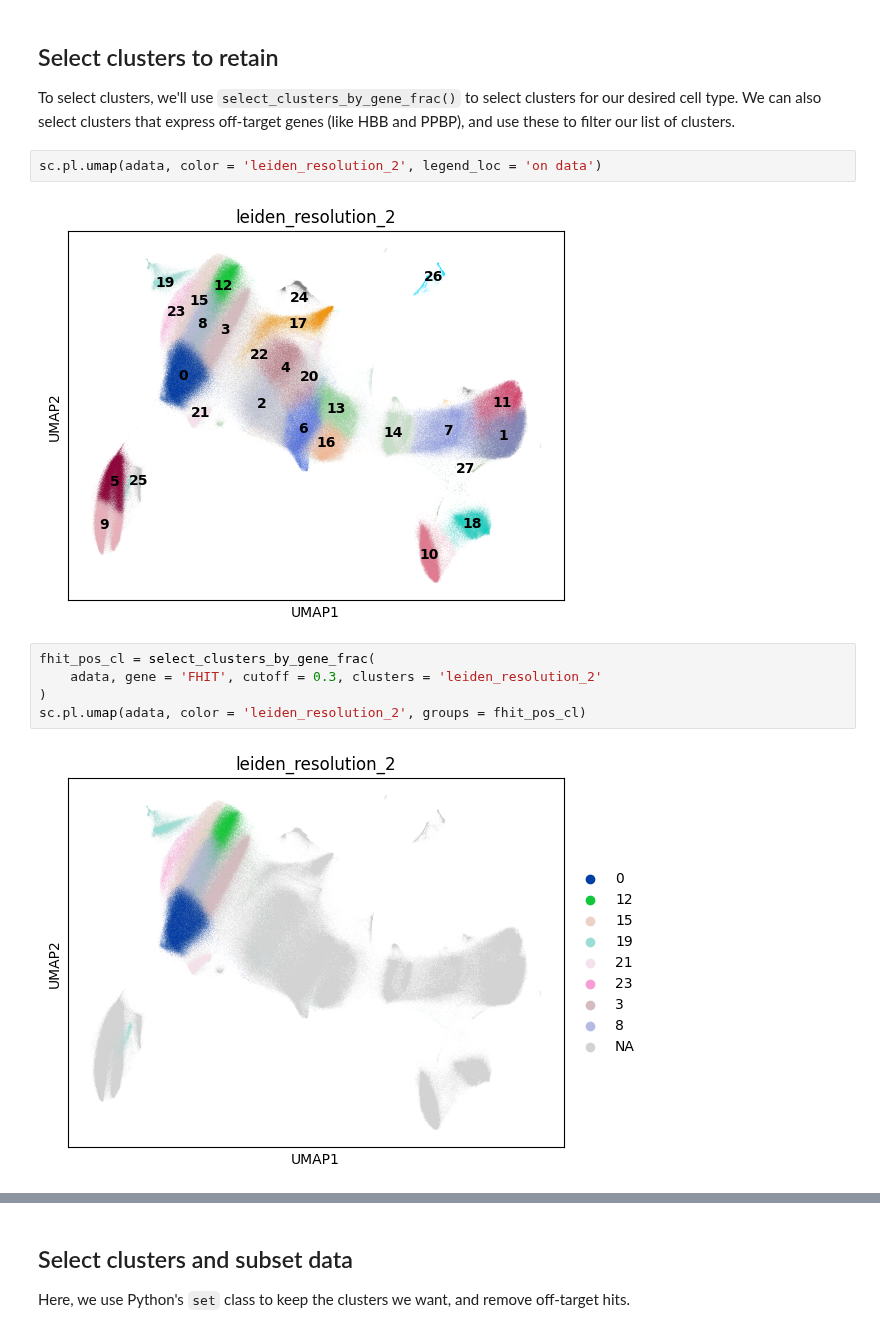
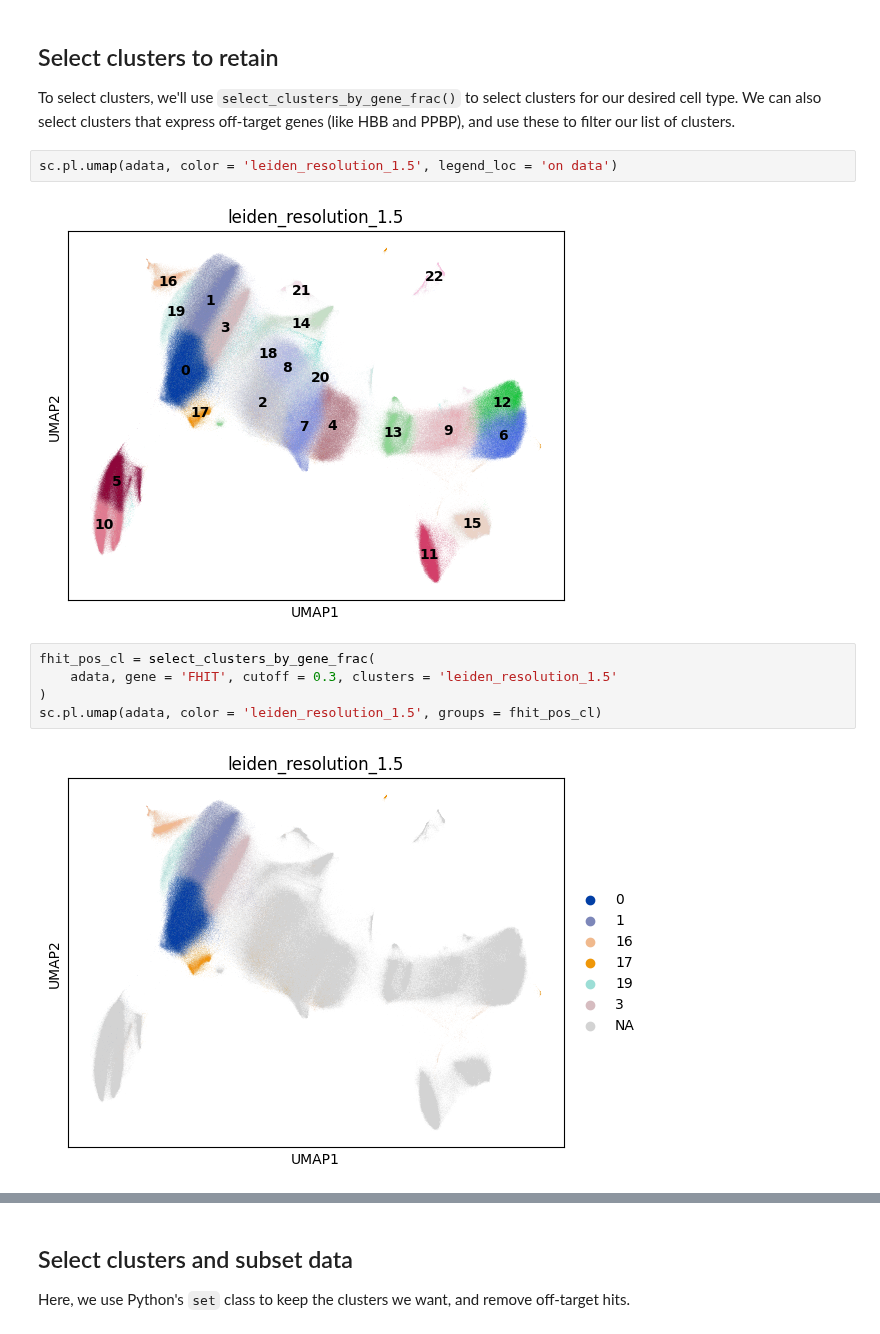
Before and after one commit to aifimmunology/aifi-healthy-pbmc-reference, a Jupyter notebook: 11a-Python_T_cells_naive.ipynb, the cells around one changed output, grey strips where cells are left out. Drawn from its saved outputs; the diff is of its cells as text.

```diff
--- a/11a-Python_T_cells_naive.ipynb
+++ b/11a-Python_T_cells_naive.ipynb
@@ -94,15 +91,15 @@ sc.pl.dotplot(
 
 To select clusters, we'll use `select_clusters_by_gene_frac()` to select clusters for our desired cell type. We can also select clusters that express off-target genes (like HBB and PPBP), and use these to filter our list of clusters.
 # %%
-sc.pl.umap(adata, color = 'leiden_resolution_2', legend_loc = 'on data')
+sc.pl.umap(adata, color = 'leiden_resolution_1.5', legend_loc = 'on data')
 # %% [output]
-[figure, old version]
+[figure, new version]
 # %%
 fhit_pos_cl = select_clusters_by_gene_frac(
-    adata, gene = 'FHIT', cutoff = 0.3, clusters = 'leiden_resolution_2'
+    adata, gene = 'FHIT', cutoff = 0.3, clusters = 'leiden_resolution_1.5'
 )
-sc.pl.umap(adata, color = 'leiden_resolution_2', groups = fhit_pos_cl)
+sc.pl.umap(adata, color = 'leiden_resolution_1.5', groups = fhit_pos_cl)
 # %% [output]
-[figure, old version]
+[figure, new version]
 # %%
 mki67_pos_cl = select_clusters_by_gene_frac(
```
Also changed, not shown: parts of 26 cells of this notebook, 1 other file.
